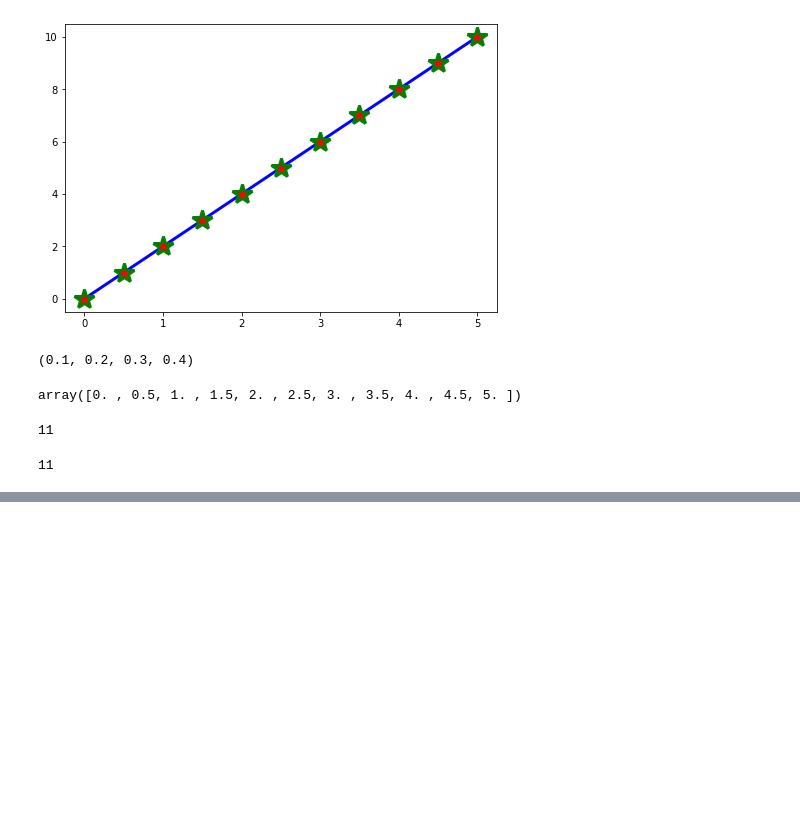
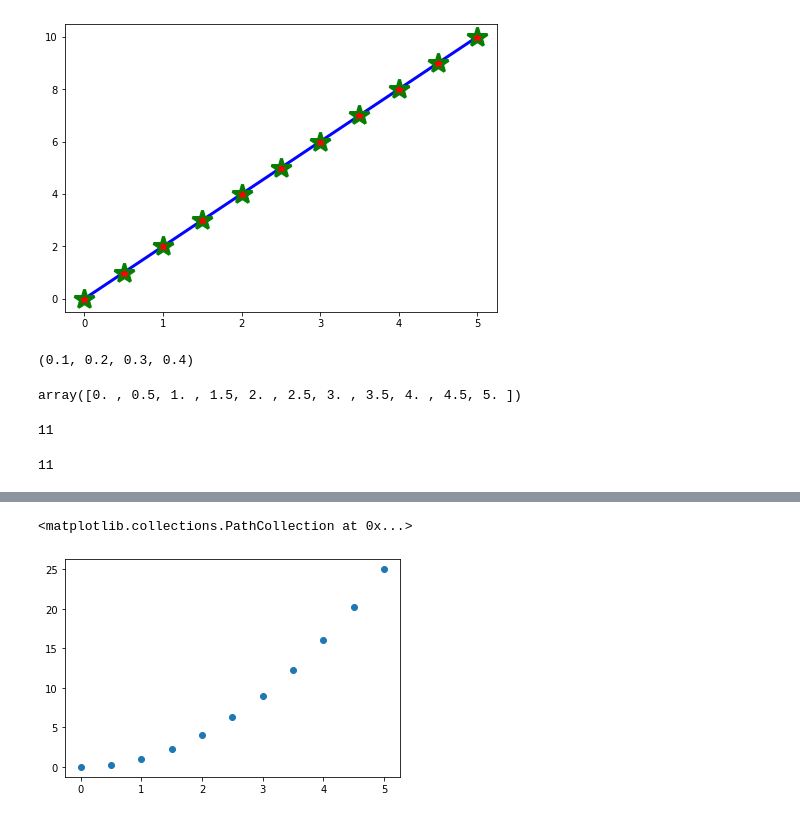
Before and after one commit to Sojiknight/PyDatSciStuds, a Jupyter notebook: Data visualization section.ipynb, the cells around one changed output, grey strips where cells are left out. Drawn from its saved outputs; the diff is of its cells as text; code cells hidden in the pictures; blank space fills up the shorter version.

```diff
--- a/Data visualization section.ipynb
+++ b/Data visualization section.ipynb
@@ -357,0 +397,5 @@ ax.plot(x, x+7, color = 'green', lw = 3, ls = ':')
+# %%
+plt.scatter(x,y)
+# %% [output]
+<matplotlib.collections.PathCollection at 0x...>
+[figure, added]
```
Also changed, not shown: parts of 6 cells of this notebook.
